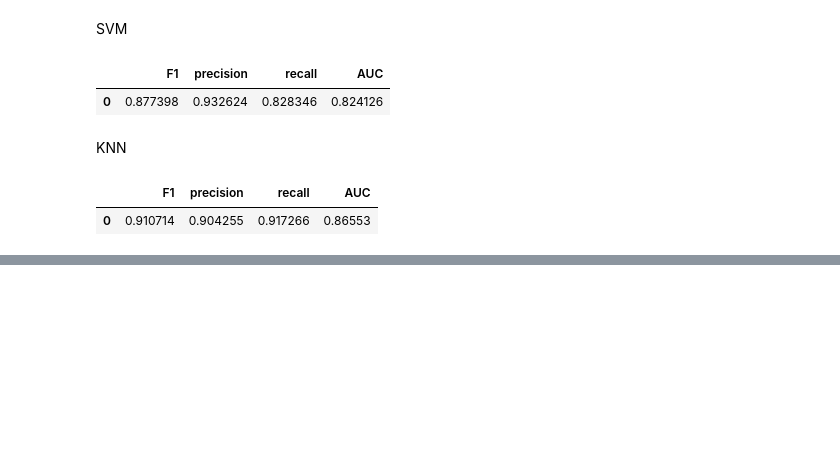
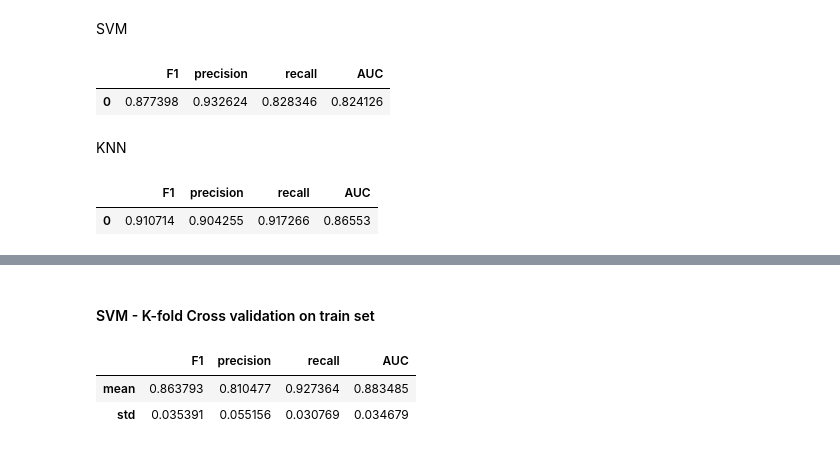
Before and after one commit to jkuhta/is-seminarska2, a Jupyter notebook: seminarska2.ipynb, the cells around one changed output, grey strips where cells are left out. Cells and saved outputs as stored; diff of their text form; code cells hidden in the pictures; blank space fills up the shorter version.

```diff
--- a/seminarska2.ipynb
+++ b/seminarska2.ipynb
@@ -606,0 +655,9 @@ display(scores)
+# %% [markdown]
+#### SVM - K-fold Cross validation on train set
+# %%
+modelSVM = SVC()
+k_fold_corss_validation(modelSVM)
+# %% [output]
+|  | F1 | precision | recall | AUC |
+| mean | 0.863793 | 0.810477 | 0.927364 | 0.883485 |
+| std | 0.035391 | 0.055156 | 0.030769 | 0.034679 |
```
Also changed, not shown: parts of 16 cells of this notebook.
